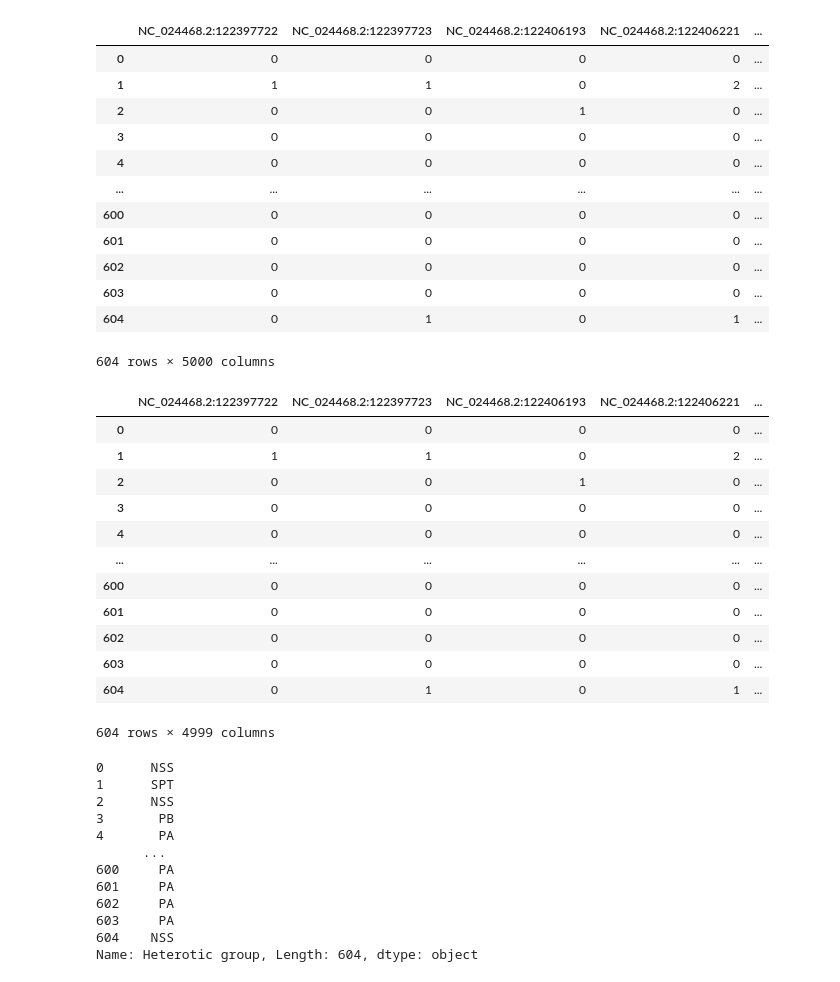
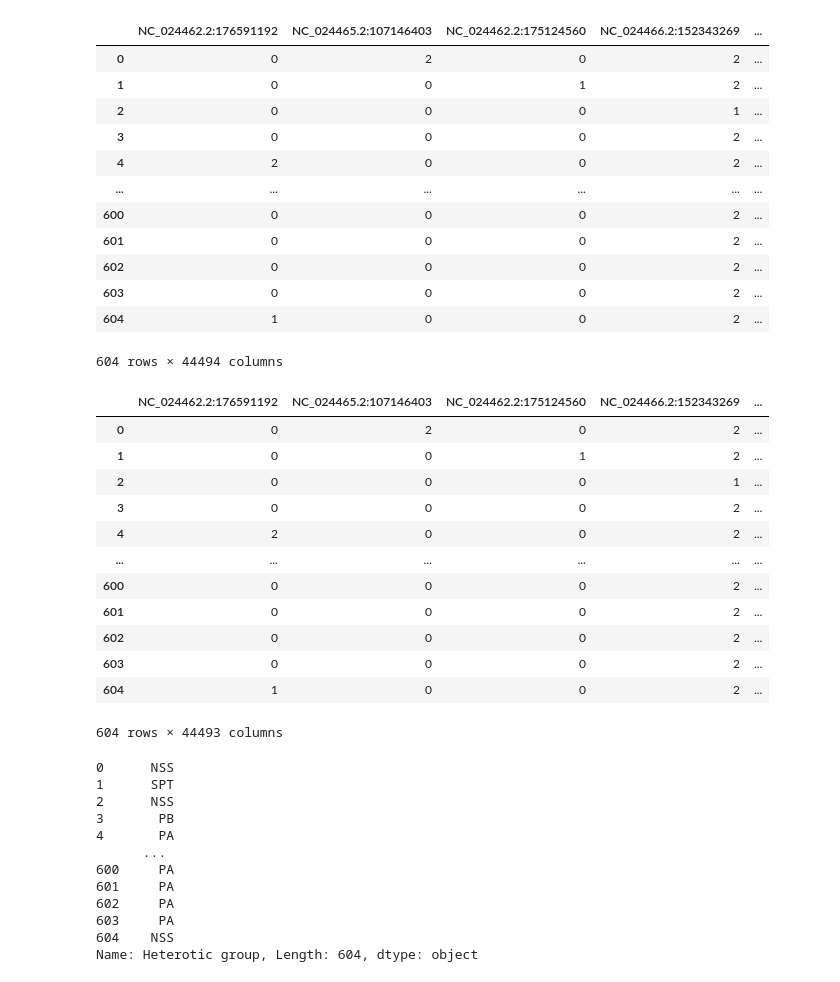
Before and after one commit to Polina1010123/phenoPredict, a Jupyter notebook: code/CNN_classifier.ipynb, the cells around one changed output. Drawn from its saved outputs; the diff is of its cells as text; code cells hidden in the pictures.

```diff
--- a/code/CNN_classifier.ipynb
+++ b/code/CNN_classifier.ipynb
@@ -26,40 +27,39 @@ resource.setrlimit(resource.RLIMIT_AS, (memory_limit, memory_limit))
 # %%
-df = pd.read_pickle('../data/012_recoded_X_full_ib_2025.pkl.gz')
-df = df.iloc[:, -5000:]
+df = pd.read_pickle('../data/div_div_df_012.pkl.gz')
 df
 # %% [output]
-|  | NC_024468.2:122397722 | NC_024468.2:122397723 | NC_024468.2:122406193 | NC_024468.2:122406221 | ... |
-| 0 | 0 | 0 | 0 | 0 | ... |
-| 1 | 1 | 1 | 0 | 2 | ... |
-| 2 | 0 | 0 | 1 | 0 | ... |
-| 3 | 0 | 0 | 0 | 0 | ... |
-| 4 | 0 | 0 | 0 | 0 | ... |
+|  | NC_024462.2:176591192 | NC_024465.2:107146403 | NC_024462.2:175124560 | NC_024466.2:152343269 | ... |
+| 0 | 0 | 2 | 0 | 2 | ... |
+| 1 | 0 | 0 | 1 | 2 | ... |
+| 2 | 0 | 0 | 0 | 1 | ... |
+| 3 | 0 | 0 | 0 | 2 | ... |
+| 4 | 2 | 0 | 0 | 2 | ... |
 | ... | ... | ... | ... | ... | ... |
-| 600 | 0 | 0 | 0 | 0 | ... |
-| 601 | 0 | 0 | 0 | 0 | ... |
-| 602 | 0 | 0 | 0 | 0 | ... |
-| 603 | 0 | 0 | 0 | 0 | ... |
-| 604 | 0 | 1 | 0 | 1 | ... |
+| 600 | 0 | 0 | 0 | 2 | ... |
+| 601 | 0 | 0 | 0 | 2 | ... |
+| 602 | 0 | 0 | 0 | 2 | ... |
+| 603 | 0 | 0 | 0 | 2 | ... |
+| 604 | 1 | 0 | 0 | 2 | ... |
-604 rows × 5000 columns
+604 rows × 44494 columns
 # %%
 X = df.drop(columns=["Heterotic group"])
 y = df["Heterotic group"]
 # %%
 X
 # %% [output]
-|  | NC_024468.2:122397722 | NC_024468.2:122397723 | NC_024468.2:122406193 | NC_024468.2:122406221 | ... |
-| 0 | 0 | 0 | 0 | 0 | ... |
-| 1 | 1 | 1 | 0 | 2 | ... |
-| 2 | 0 | 0 | 1 | 0 | ... |
-| 3 | 0 | 0 | 0 | 0 | ... |
-| 4 | 0 | 0 | 0 | 0 | ... |
+|  | NC_024462.2:176591192 | NC_024465.2:107146403 | NC_024462.2:175124560 | NC_024466.2:152343269 | ... |
+| 0 | 0 | 2 | 0 | 2 | ... |
+| 1 | 0 | 0 | 1 | 2 | ... |
+| 2 | 0 | 0 | 0 | 1 | ... |
+| 3 | 0 | 0 | 0 | 2 | ... |
+| 4 | 2 | 0 | 0 | 2 | ... |
 | ... | ... | ... | ... | ... | ... |
-| 600 | 0 | 0 | 0 | 0 | ... |
-| 601 | 0 | 0 | 0 | 0 | ... |
-| 602 | 0 | 0 | 0 | 0 | ... |
-| 603 | 0 | 0 | 0 | 0 | ... |
-| 604 | 0 | 1 | 0 | 1 | ... |
+| 600 | 0 | 0 | 0 | 2 | ... |
+| 601 | 0 | 0 | 0 | 2 | ... |
+| 602 | 0 | 0 | 0 | 2 | ... |
+| 603 | 0 | 0 | 0 | 2 | ... |
+| 604 | 1 | 0 | 0 | 2 | ... |
-604 rows × 4999 columns
+604 rows × 44493 columns
 # %%
 y
 # %% [output]
```
Also changed, not shown: parts of 12 cells of this notebook.
